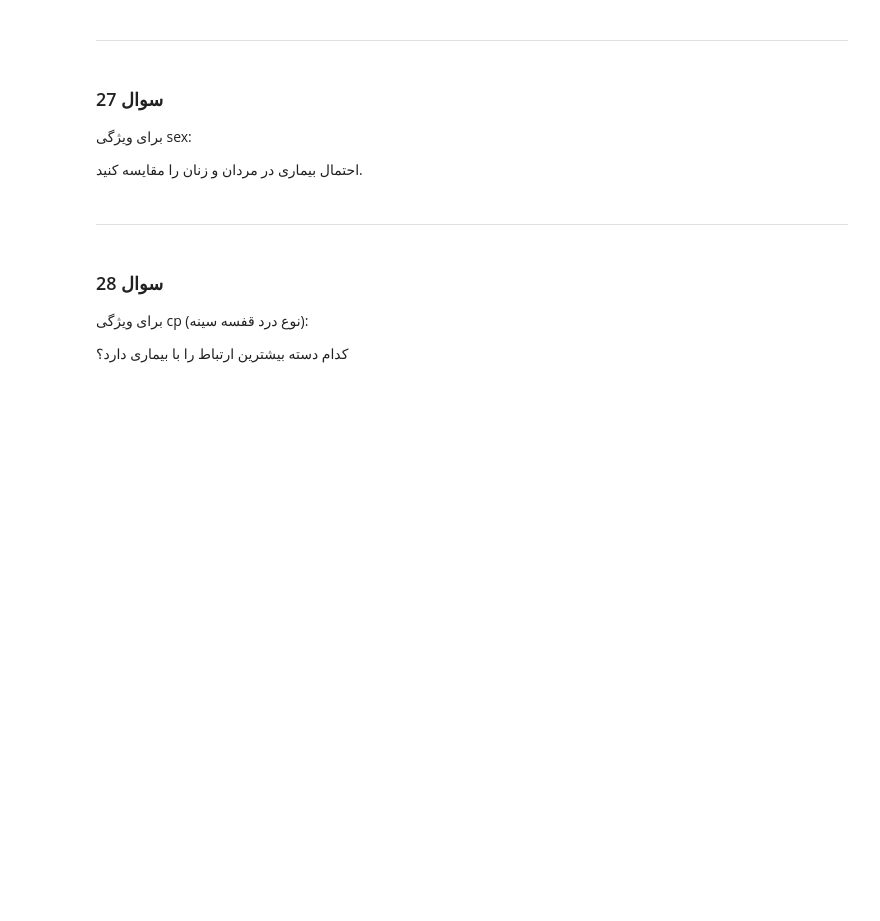
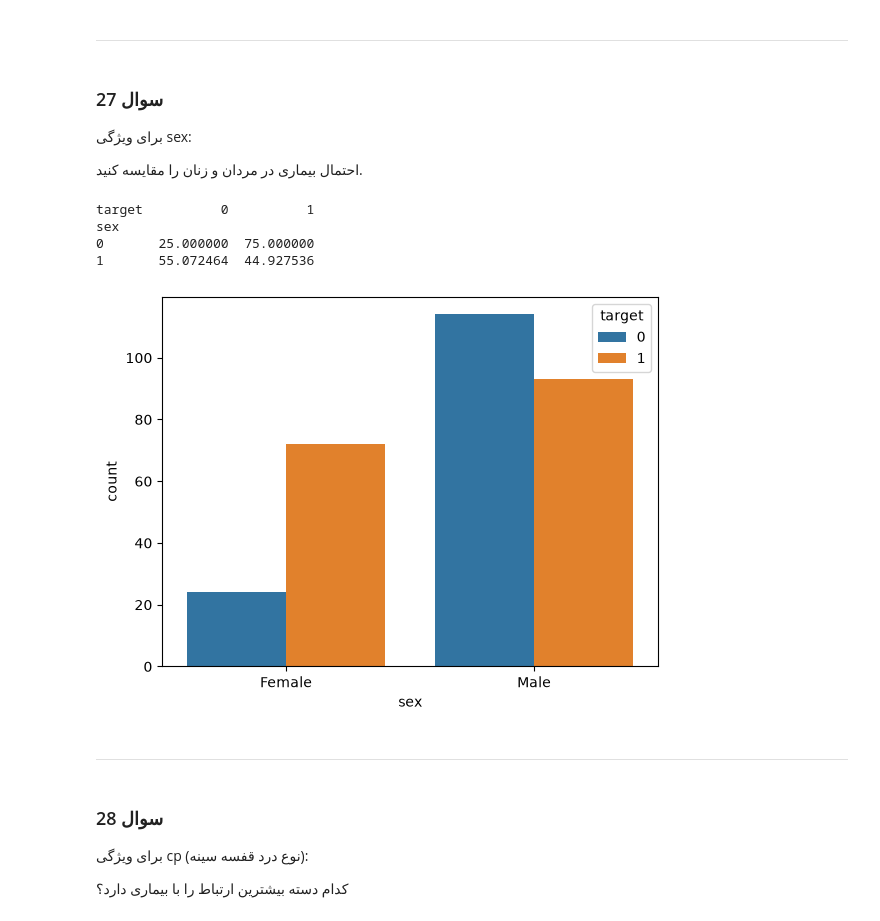
Before and after one commit to MehradAmiresmi/Data-Mining-Answer, a Jupyter notebook: task_1/001_data_understanding.ipynb, the cells around one changed output. Drawn from its saved outputs; the diff is of its cells as text; code cells hidden in the pictures; blank space fills up the shorter version.

```diff
--- a/task_1/001_data_understanding.ipynb
+++ b/task_1/001_data_understanding.ipynb
@@ -928,6 +950,18 @@ Cross Tab با target ایجاد کنید.
 برای ویژگی sex:
 
 احتمال بیماری در مردان و زنان را مقایسه کنید.
+# %%
+print(pd.crosstab(df["sex"], df["target"], normalize="index") * 100)
+
+sns.countplot(data=df, x="sex", hue="target")
+plt.xticks([0,1], ["Female", "Male"])
+plt.show()
+# %% [output]
+target          0          1
+sex
+0       25.000000  75.000000
+1       55.072464  44.927536
+[figure, added]
 # %% [markdown]
 
 ---
```
Also changed, not shown: parts of 4 cells of this notebook.
